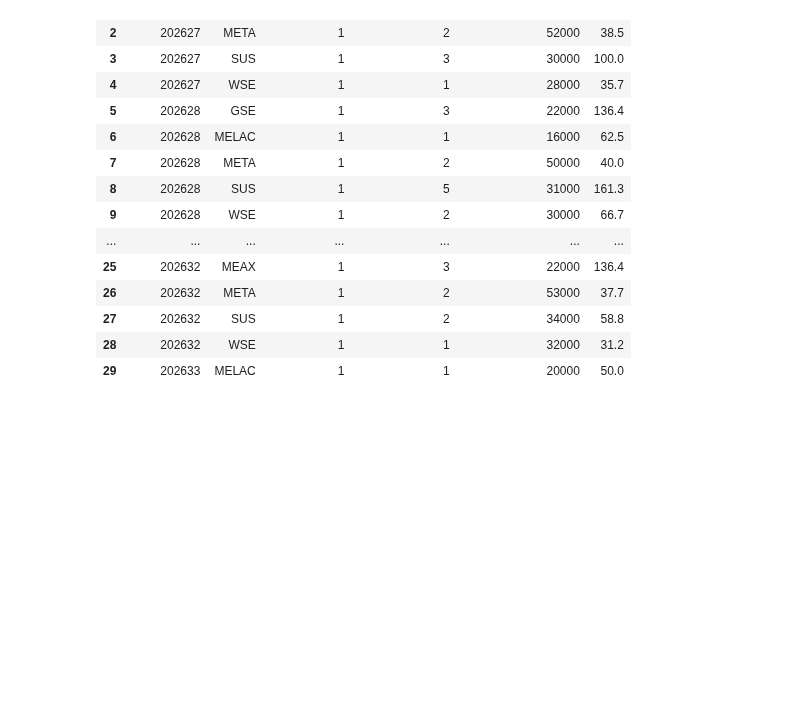
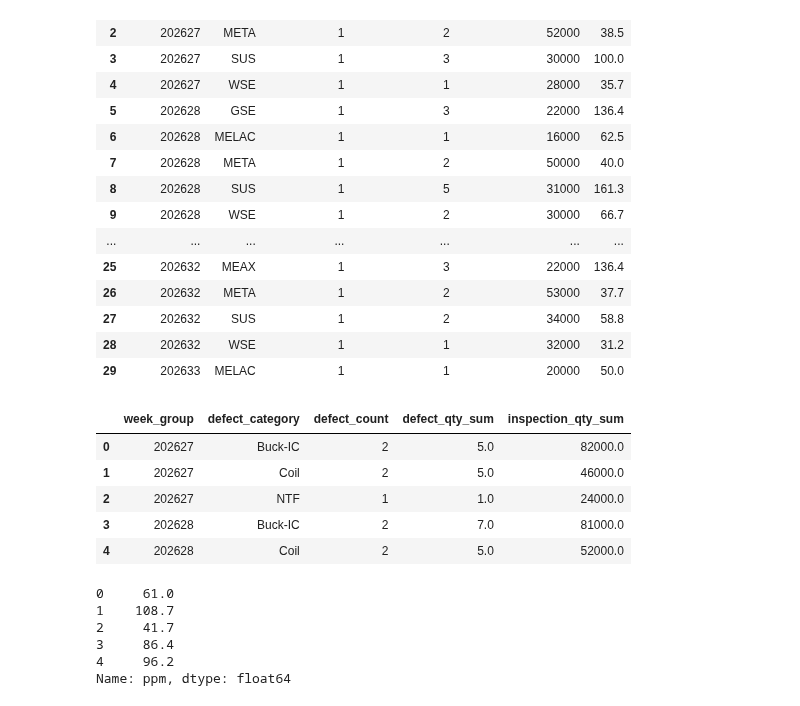
Before and after one commit to kjfarm1225/pyq_practice, a Jupyter notebook: 132_5_practical_lcm_weekly_defect_summary/132_5_practical_lcm_weekly_defect_summary.ipynb, the cells around one changed output. Drawn from its saved outputs; the diff is of its cells as text; code cells hidden in the pictures; blank space fills up the shorter version.

```diff
--- a/132_5_practical_lcm_weekly_defect_summary/132_5_practical_lcm_weekly_defect_summary.ipynb
+++ b/132_5_practical_lcm_weekly_defect_summary/132_5_practical_lcm_weekly_defect_summary.ipynb
@@ -356,4 +356,36 @@ df_week_site_summary
 | 28 | 202632 | WSE | 1 | 1 | 32000 | 31.2 |
 | 29 | 202633 | MELAC | 1 | 1 | 20000 | 50.0 |
 # %%
-#cell 18 から
+df_week_category_summary = df_work.groupby(
+    [
+        "week_group",
+        "defect_category",
+    ],
+    as_index=False
+).agg(
+    defect_count=("defect_id", "count"),
+    defect_qty_sum=("defect_qty_num", "sum"),
+    inspection_qty_sum=("inspection_qty_num", "sum"),
+)
+df_week_category_summary.head()
+# %% [output]
+|  | week_group | defect_category | defect_count | defect_qty_sum | inspection_qty_sum |
+| 0 | 202627 | Buck-IC | 2 | 5.0 | 82000.0 |
+| 1 | 202627 | Coil | 2 | 5.0 | 46000.0 |
+| 2 | 202627 | NTF | 1 | 1.0 | 24000.0 |
+| 3 | 202628 | Buck-IC | 2 | 7.0 | 81000.0 |
+| 4 | 202628 | Coil | 2 | 5.0 | 52000.0 |
+# %%
+df_week_category_summary["ppm"] = (
+    df_week_category_summary["defect_qty_sum"]
+    / df_week_category_summary["inspection_qty_sum"]
+    * 1000000
+).round(1)
+df_week_category_summary["ppm"].head()
+# %% [output]
+0     61.0
+1    108.7
+2     41.7
+3     86.4
+4     96.2
+Name: ppm, dtype: float64
```
Also changed, not shown: parts of 8 cells of this notebook.
